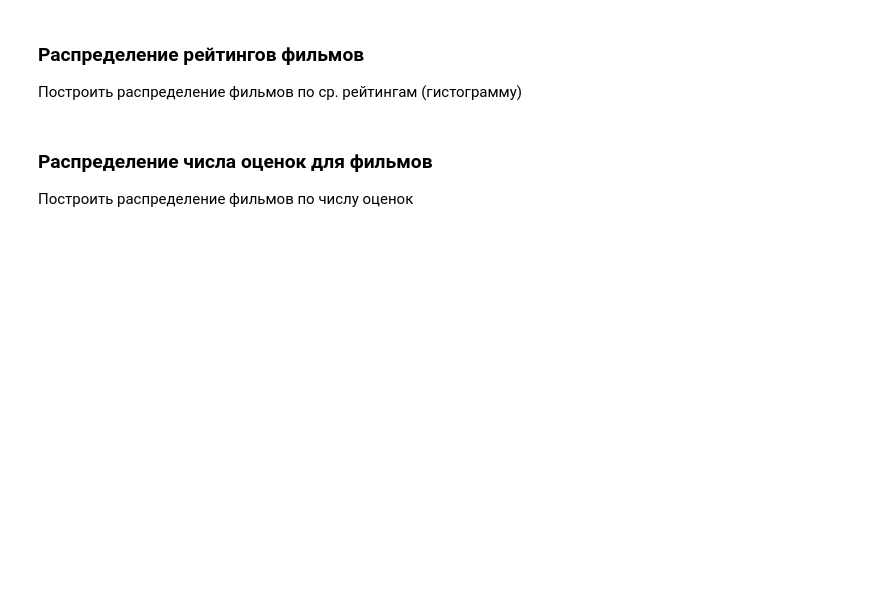
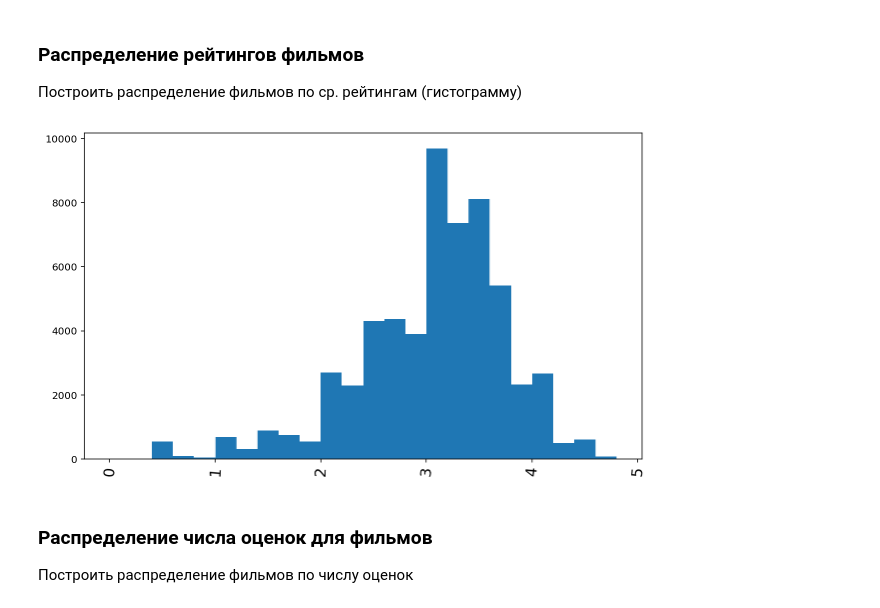
Before and after one commit to Piteryo/MLBD, a Jupyter notebook: lectures/spark/notebooks/spark_examples.ipynb, the cells around one changed output. Cells and saved outputs as stored; diff of their text form; code cells hidden in the pictures; blank space fills up the shorter version.

```diff
--- a/lectures/spark/notebooks/spark_examples.ipynb
+++ b/lectures/spark/notebooks/spark_examples.ipynb
@@ -303,6 +330,15 @@ plt.show()
 ######################################
 ######### YOUR CODE HERE #############
 ######################################
+import numpy as np
+movie_avg_rating_collected = movie_avg_rating.values().collect()
+# %%
+f, ax = plt.subplots(figsize=(10, 6))
+plt.xticks(rotation=85, fontsize=15)
+plt.hist(movie_avg_rating_collected, bins=np.arange(start=0.0, stop=5.0, step=0.2))
+plt.show()
+# %% [output]
+[figure, added]
 # %% [markdown]
 ### Распределение числа оценок для фильмов
 
```
Also changed, not shown: parts of 69 cells of this notebook.
